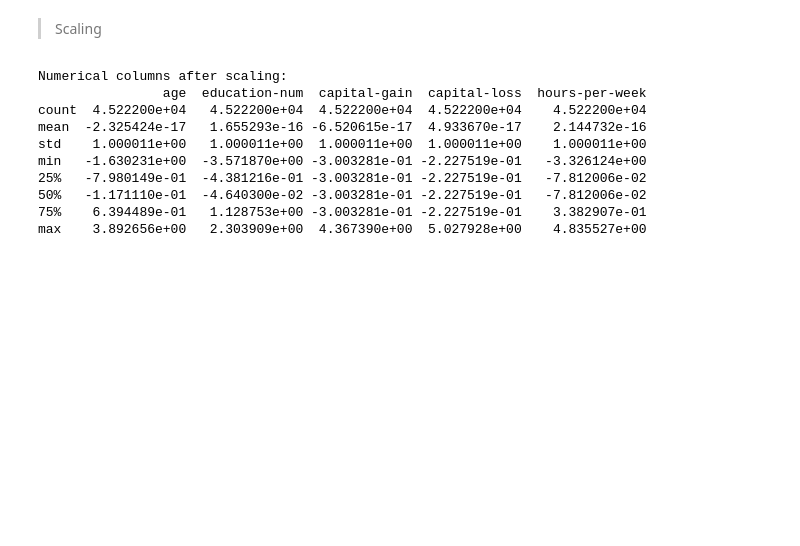
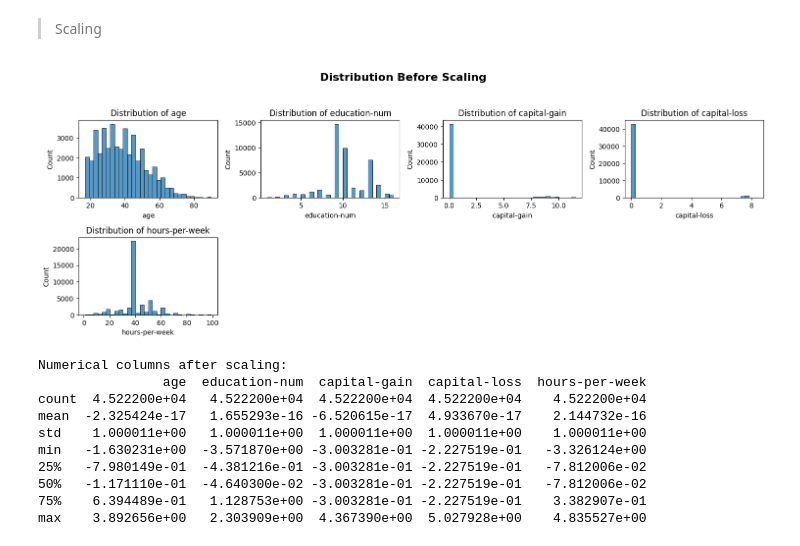
Before and after one commit to Youssef-Ebrahim0/SupervisedML_project, a Jupyter notebook: st_to_Q3_proj.ipynb, the cells around one changed output. Drawn from its saved outputs; the diff is of its cells as text; code cells hidden in the pictures; blank space fills up the shorter version.

```diff
--- a/st_to_Q3_proj.ipynb
+++ b/st_to_Q3_proj.ipynb
@@ -183,6 +211,20 @@ Income values: [0 1]
 
 
 > Scaling
+# %%
+plt.figure(figsize=(15,12))
+
+for i, feature in enumerate(num_col, start=1):
+    plt.subplot(5,4,i)
+    sns.histplot(features[feature], bins=30)
+    plt.title(f"Distribution of {feature}")
+
+plt.suptitle("Distribution Before Scaling", fontsize=16, fontweight="bold", y=1.02)
+
+plt.tight_layout()
+plt.show()
+# %% [output]
+[figure, added]
 # %%
 # Scale numerical features
 scaler = StandardScaler()
```
Also changed, not shown: parts of 4 cells of this notebook.
